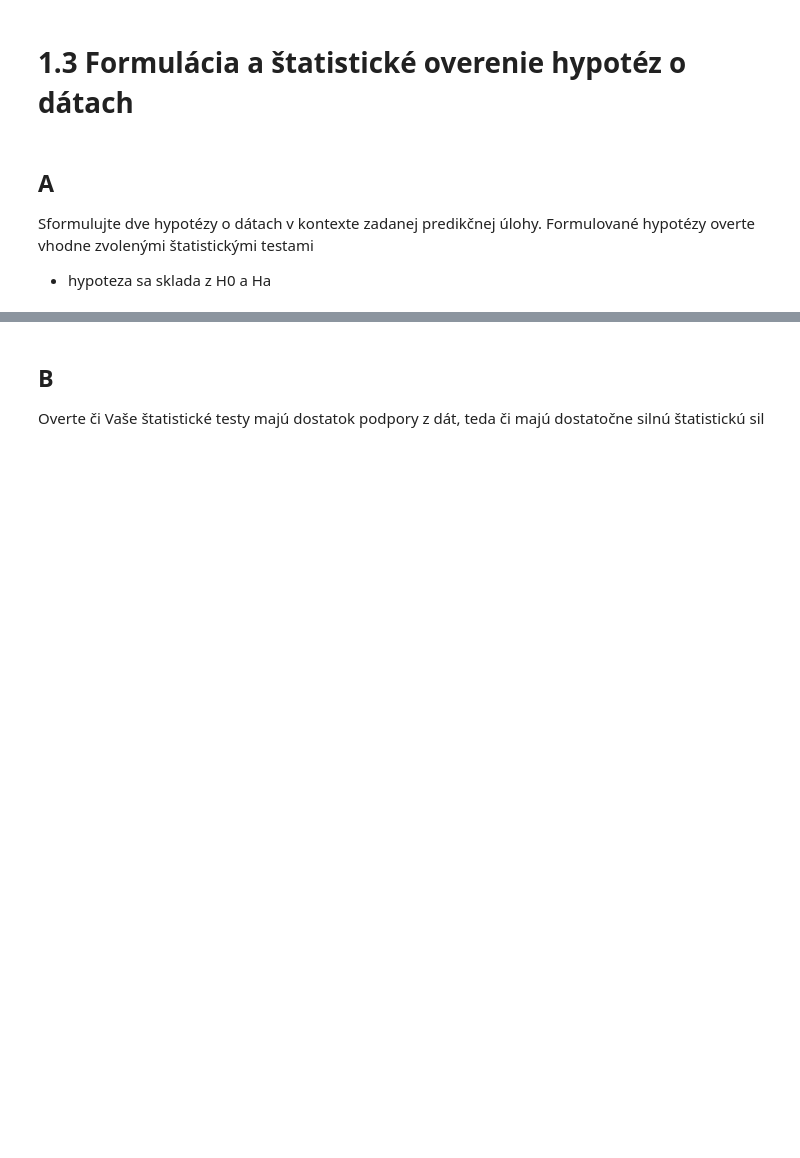
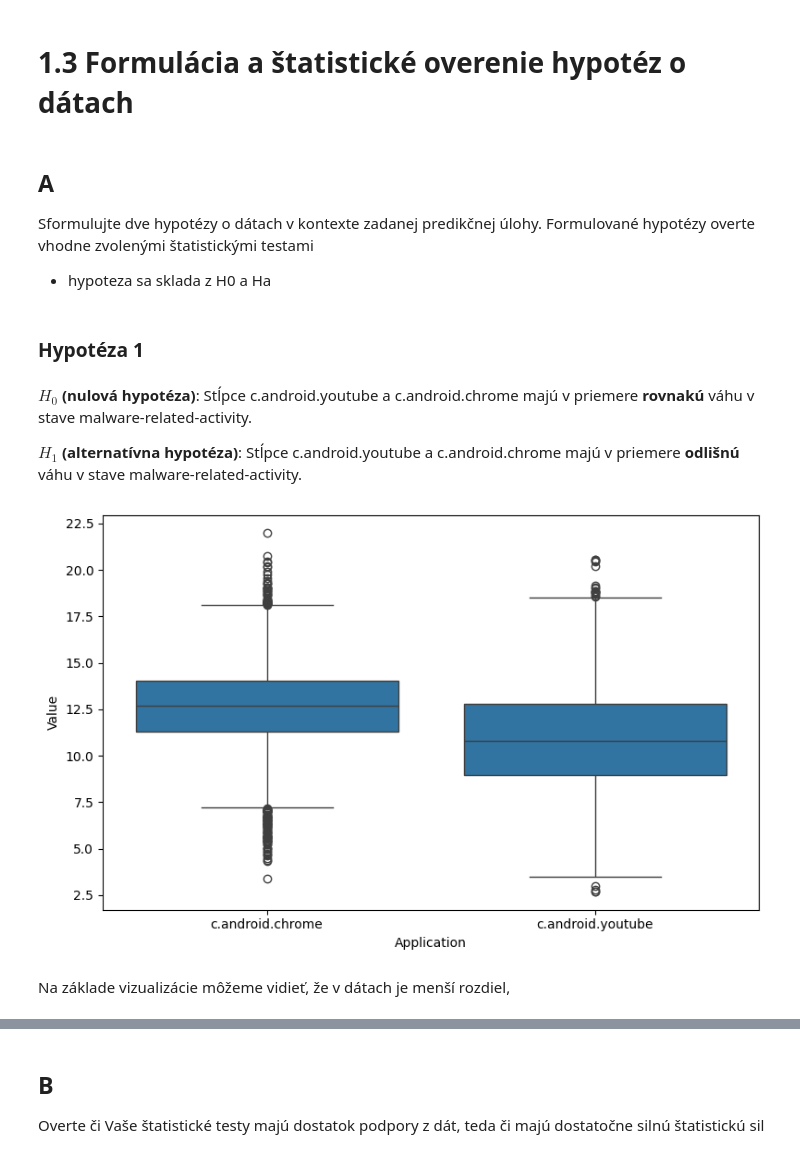
Before and after one commit to brenky7/IAU_projekt, a Jupyter notebook: projekt.ipynb, the cells around one changed output, grey strips where cells are left out. Saved outputs shown, nothing was run; the diff lists cells and outputs as text; code cells hidden in the pictures; blank space fills up the shorter version.

Commit message:
Add missing values solution and 1 hypothesis

```diff
--- a/projekt.ipynb
+++ b/projekt.ipynb
@@ -1648,3 +1850,9 @@ plt.show()
 Sformulujte dve hypotézy o dátach v kontexte zadanej predikčnej úlohy.
 Formulované hypotézy overte vhodne zvolenými štatistickými testami
 - hypoteza sa sklada z H0 a Ha
+# %% [markdown]
+### Hypotéza 1
+# %% [markdown]
+**$H_0$ (nulová hypotéza)**: Stĺpce c.android.youtube a c.android.chrome majú v priemere **rovnakú** váhu v stave malware-related-activity.
+
+**$H_1$ (alternatívna hypotéza)**: Stĺpce c.android.youtube a c.android.chrome majú v priemere **odlišnú** váhu v stave malware-related-activity.
@@ -1650,0 +1862,15 @@ Formulované hypotézy overte vhodne zvolenými štatistickými testami
+# %%
+filtered_data = connections[connections['mwra'] == 1]
+
+melted_data = pd.melt(filtered_data, value_vars=['c.android.chrome', 'c.android.youtube'],
+                      var_name='Application', value_name='Value')
+
+plt.figure(figsize=(8, 5))
+sns.boxplot(data=melted_data, x='Application', y='Value')
+
+plt.tight_layout()
+plt.show()
+# %% [output]
+[figure, added]
+# %% [markdown]
+Na základe vizualizácie môžeme vidieť, že v dátach je menší rozdiel,
```
Also changed, not shown: parts of 45 cells of this notebook.
